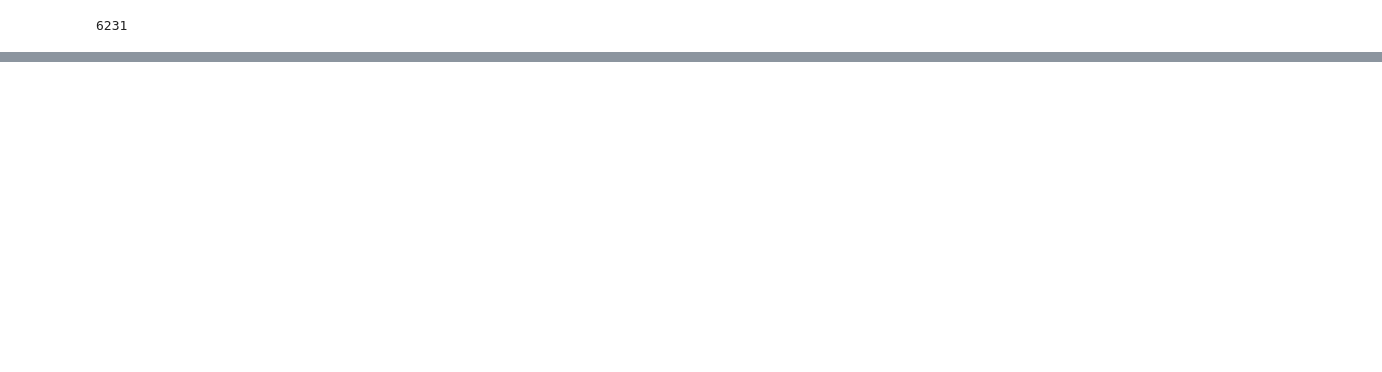
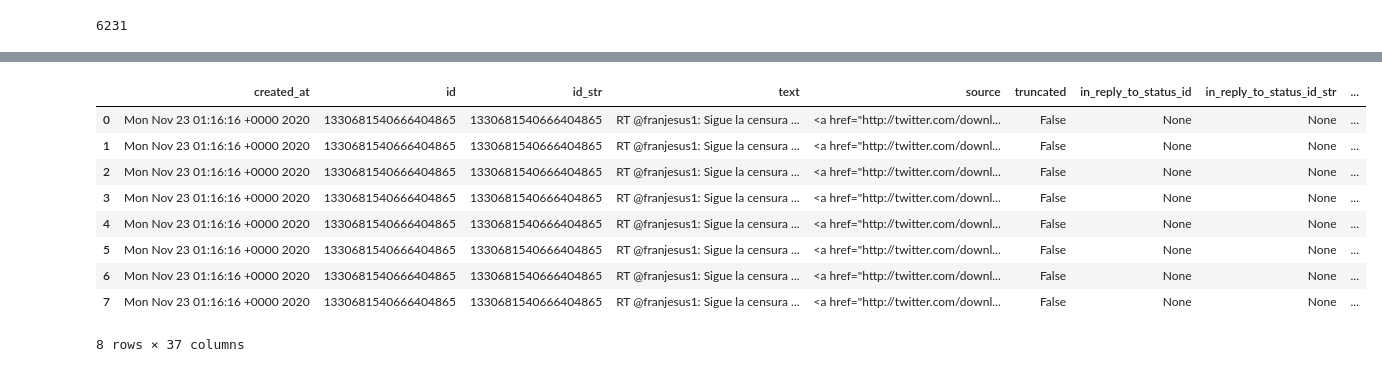
Before and after one commit to diegorech/twitter_crawler, a Jupyter notebook: analyze.ipynb, the cells around one changed output, grey strips where cells are left out. Cells and saved outputs as stored; diff of their text form; code cells hidden in the pictures; blank space fills up the shorter version.

```diff
--- a/analyze.ipynb
+++ b/analyze.ipynb
@@ -33,0 +230,13 @@ dict_keys(['created_at', 'id', 'id_str', 'text', 'source', 'truncated', 'in_repl
+# %%
+parseados[0]
+# %% [output]
+|  | created_at | id | id_str | text | source | truncated | in_reply_to_status_id | in_reply_to_status_id_str | ... |
+| 0 | Mon Nov 23 01:16:16 +0000 2020 | 1330681540666404865 | 1330681540666404865 | RT @franjesus1: Sigue la censura ... | <a href="http://twitter.com/downl... | False | None | None | ... |
+| 1 | Mon Nov 23 01:16:16 +0000 2020 | 1330681540666404865 | 1330681540666404865 | RT @franjesus1: Sigue la censura ... | <a href="http://twitter.com/downl... | False | None | None | ... |
+| 2 | Mon Nov 23 01:16:16 +0000 2020 | 1330681540666404865 | 1330681540666404865 | RT @franjesus1: Sigue la censura ... | <a href="http://twitter.com/downl... | False | None | None | ... |
+| 3 | Mon Nov 23 01:16:16 +0000 2020 | 1330681540666404865 | 1330681540666404865 | RT @franjesus1: Sigue la censura ... | <a href="http://twitter.com/downl... | False | None | None | ... |
+| 4 | Mon Nov 23 01:16:16 +0000 2020 | 1330681540666404865 | 1330681540666404865 | RT @franjesus1: Sigue la censura ... | <a href="http://twitter.com/downl... | False | None | None | ... |
+| 5 | Mon Nov 23 01:16:16 +0000 2020 | 1330681540666404865 | 1330681540666404865 | RT @franjesus1: Sigue la censura ... | <a href="http://twitter.com/downl... | False | None | None | ... |
+| 6 | Mon Nov 23 01:16:16 +0000 2020 | 1330681540666404865 | 1330681540666404865 | RT @franjesus1: Sigue la censura ... | <a href="http://twitter.com/downl... | False | None | None | ... |
+| 7 | Mon Nov 23 01:16:16 +0000 2020 | 1330681540666404865 | 1330681540666404865 | RT @franjesus1: Sigue la censura ... | <a href="http://twitter.com/downl... | False | None | None | ... |
+8 rows × 37 columns
```
Also changed, not shown: parts of 28 cells of this notebook.
